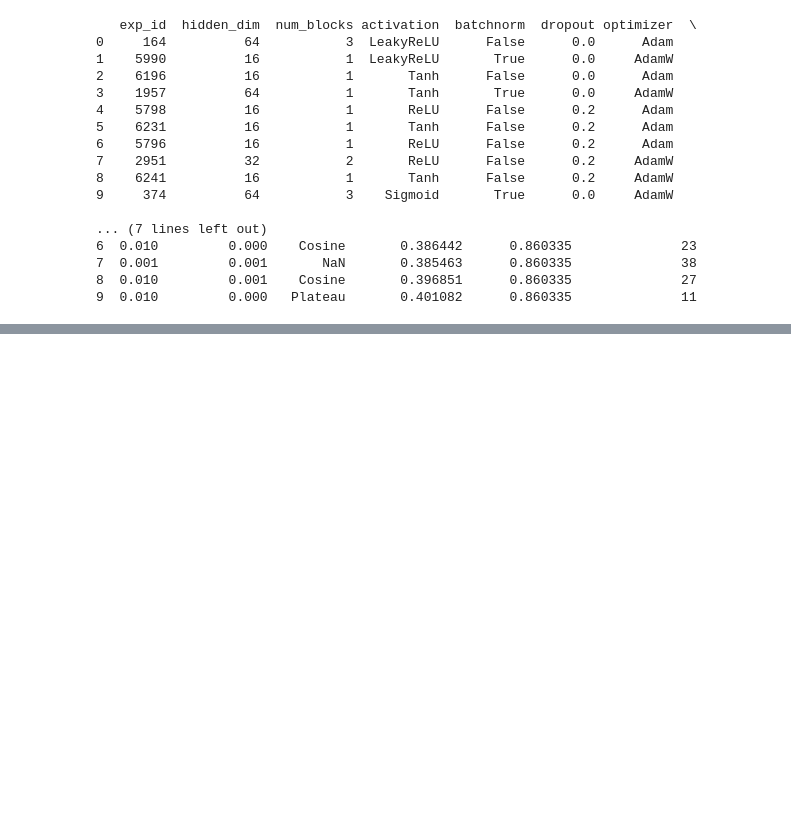
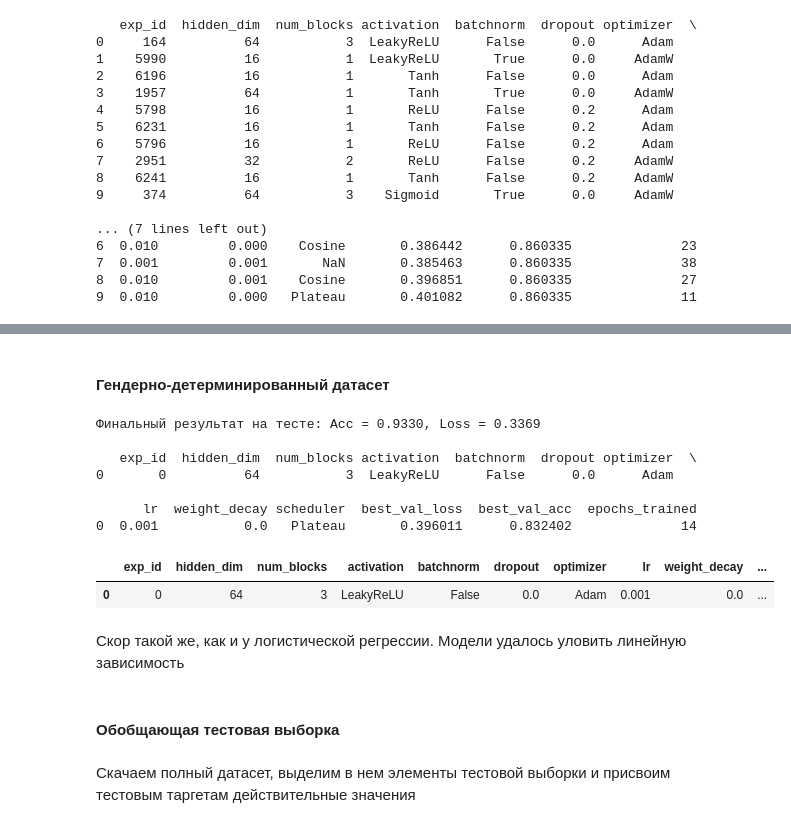
Before and after one commit to darkitime/Titanic-dataset-pipeline, a Jupyter notebook: EDA/eda.ipynb, the cells around one changed output, grey strips where cells are left out. Saved outputs shown, nothing was run; the diff lists cells and outputs as text; code cells hidden in the pictures; blank space fills up the shorter version.

```diff
--- a/eda.ipynb
+++ b/EDA/eda.ipynb
@@ -2122,7 +2125,7 @@ results_df2 = model_cross_val(is_scaling = False)
 # %% [markdown]
 #### 3. OHE, Scaled, feature engineering
 # %%
-results_df = model_cross_val(is_feature_engineering = True)
+results_df = model_hold_out(is_feature_engineering = True)
 # %% [output]
    exp_id  hidden_dim  num_blocks activation  batchnorm  dropout optimizer  \
 0    2342          32           3  LeakyReLU      False      0.2      Adam
@@ -2165,0 +2197,10 @@ results_df4 = model_cross_val(is_one_hot_encoding=False, is_feature_engineering=
+# %%
+g = torch.Generator()
+g.manual_seed(42)
+
+train_loader = DataLoader(
+    train_dataset,
+    batch_size=train_config['batch_size'],
+    shuffle=True,
+    generator=g
+)
@@ -2165,0 +2399,24 @@ results_df4 = model_cross_val(is_one_hot_encoding=False, is_feature_engineering=
+# %%
+def evaluate_model(model: nn.Module, test_loader: DataLoader, device: str = 'cpu') -> dict:
+    model.eval()
+    model.to(device)
+    loss_fn = nn.BCEWithLogitsLoss()
+
+    total_loss = 0.0
+    true_answers = 0
+
+    with torch.no_grad():
+        for x, targets in test_loader:
+            x, targets = x.to(device), targets.to(device)
+            preds = model(x)
+
+            loss = loss_fn(preds, targets)
+            total_loss += loss.item() * len(targets)
+
+            preds_cls = (preds >= 0.0).float()
+            true_answers += (preds_cls == targets).sum().item()
+
+    test_loss = total_loss / len(test_loader.dataset)
+    test_acc = true_answers / len(test_loader.dataset)
+
+    return {'test_loss': test_loss, 'test_acc': test_acc}
@@ -2165,0 +2497,20 @@ results_df4 = model_cross_val(is_one_hot_encoding=False, is_feature_engineering=
+# %% [markdown]
+#### Гендерно-детерминированный датасет
+# %%
+fit_model(is_one_hot_encoding = False, is_saving = False)
+# %% [output]
+Финальный результат на тесте: Acc = 0.9330, Loss = 0.3369
+
+   exp_id  hidden_dim  num_blocks activation  batchnorm  dropout optimizer  \
+0       0          64           3  LeakyReLU      False      0.0      Adam
+
+      lr  weight_decay scheduler  best_val_loss  best_val_acc  epochs_trained
+0  0.001           0.0   Plateau       0.396011      0.832402              14
+|  | exp_id | hidden_dim | num_blocks | activation | batchnorm | dropout | optimizer | lr | weight_decay | ... |
+| 0 | 0 | 64 | 3 | LeakyReLU | False | 0.0 | Adam | 0.001 | 0.0 | ... |
+# %% [markdown]
+Скор такой же, как и у логистической регрессии. Модели удалось уловить линейную зависимость
+# %% [markdown]
+#### Обобщающая тестовая выборка
+# %% [markdown]
+Скачаем полный датасет, выделим в нем элементы тестовой выборки и присвоим тестовым таргетам действительные значения
```
Also changed, not shown: parts of 38 cells of this notebook, 9 other files.
